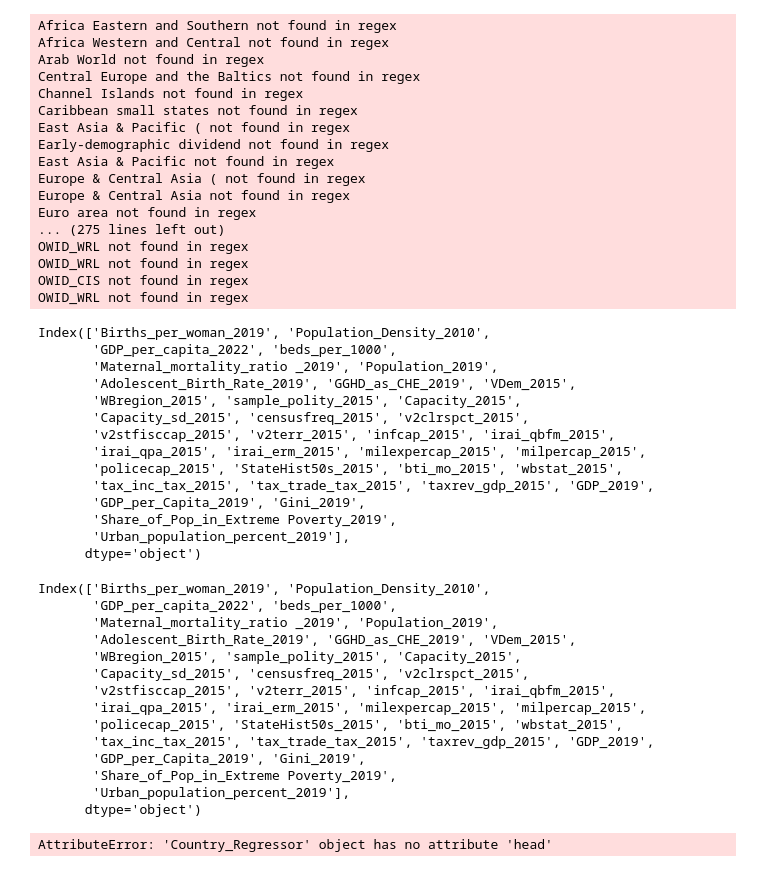
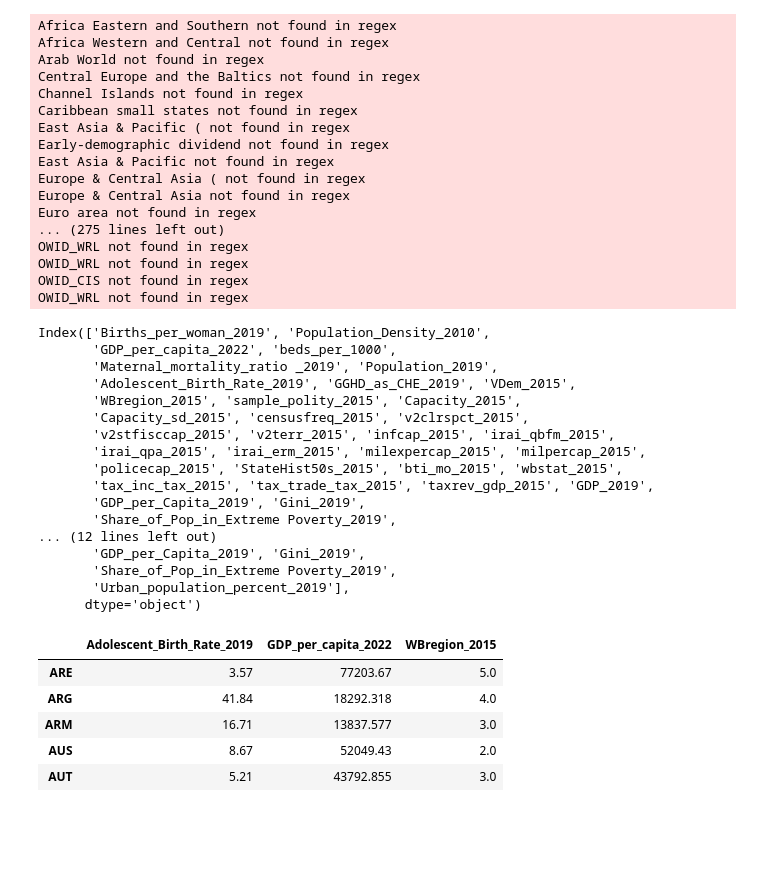
Before and after one commit to MariaStefaniak/SurvivalAtBirth_Global, a Jupyter notebook: Data_Organization/Python_Scripts/First Draft of Final Notebook.ipynb, the cells around one changed output. Saved outputs shown, nothing was run; the diff lists cells and outputs as text; code cells hidden in the pictures; blank space fills up the shorter version.

Commit message:
Clean function added this time really

```diff
--- a/Data_Organization/Python_Scripts/First Draft of Final Notebook.ipynb
+++ b/Data_Organization/Python_Scripts/First Draft of Final Notebook.ipynb
@@ -75,12 +75,25 @@ class Country_Regressor():
         country_df.drop("Unnamed: 1", axis=1, inplace=True)
         self.og_df = country_df
 
+
+    def GetDF(self):
+        #Added so that it is easier to test new functions out from the class.
+        return self.og_df
+
     def Clean(self):
         # Clean self.og_df
-        print("Not working yet.")
+        df_features = self.og_df[self.features].copy()
+        # All NaNs, zeros, and non-numeric are replaced with blank string:
+        df_features = df_features.applymap(
+            lambda x: x if (pd.api.types.is_number(x) and not pd.isna(x) and x != 0) else ''
+        )
+        # Drops rows with any blank entries:
+        df_features_cleaned = df_features[~(df_features == '').any(axis=1)].copy()
+        df_features_cleaned.head()
+        return df_features_cleaned
 
     def PrintHead(self):
-        self.head(20)
+        self.og_df.head(20)
 
     def Print_Features(self):
         print(self.og_df.columns)
@@ -217,29 +230,24 @@ Index(['Births_per_woman_2019', 'Population_Density_2010',
        'tax_inc_tax_2015', 'tax_trade_tax_2015', 'taxrev_gdp_2015', 'GDP_2019',
        'GDP_per_Capita_2019', 'Gini_2019',
        'Share_of_Pop_in_Extreme Poverty_2019',
+... (12 lines left out)
+       'GDP_per_Capita_2019', 'Gini_2019',
+       'Share_of_Pop_in_Extreme Poverty_2019',
        'Urban_population_percent_2019'],
       dtype='object')
-# %%
-test.Print_Features()
-# %% [output]
-Index(['Births_per_woman_2019', 'Population_Density_2010',
-       'GDP_per_capita_2022', 'beds_per_1000',
-       'Maternal_mortality_ratio _2019', 'Population_2019',
-       'Adolescent_Birth_Rate_2019', 'GGHD_as_CHE_2019', 'VDem_2015',
-       'WBregion_2015', 'sample_polity_2015', 'Capacity_2015',
-       'Capacity_sd_2015', 'censusfreq_2015', 'v2clrspct_2015',
-       'v2stfisccap_2015', 'v2terr_2015', 'infcap_2015', 'irai_qbfm_2015',
-       'irai_qpa_2015', 'irai_erm_2015', 'milexpercap_2015', 'milpercap_2015',
-       'policecap_2015', 'StateHist50s_2015', 'bti_mo_2015', 'wbstat_2015',
-       'tax_inc_tax_2015', 'tax_trade_tax_2015', 'taxrev_gdp_2015', 'GDP_2019',
-       'GDP_per_Capita_2019', 'Gini_2019',
-       'Share_of_Pop_in_Extreme Poverty_2019',
-       'Urban_population_percent_2019'],
-      dtype='object')
+# %%
+featuresToClean = ['Adolescent_Birth_Rate_2019', 'GDP_per_capita_2022', 'WBregion_2015']
+test.Feature_Selection(featuresToClean)
+newFrame = test.Clean()
 # %%
-test.head()
+newFrame.head()
 # %% [output]
-AttributeError: 'Country_Regressor' object has no attribute 'head'
+|  | Adolescent_Birth_Rate_2019 | GDP_per_capita_2022 | WBregion_2015 |
+| ARE | 3.57 | 77203.67 | 5.0 |
+| ARG | 41.84 | 18292.318 | 4.0 |
+| ARM | 16.71 | 13837.577 | 3.0 |
+| AUS | 8.67 | 52049.43 | 2.0 |
+| AUT | 5.21 | 43792.855 | 3.0 |
 # %%
 test = Country_Regressor()
 test.Print_Features()
```
Also changed, not shown: parts of 1 cell of this notebook.
